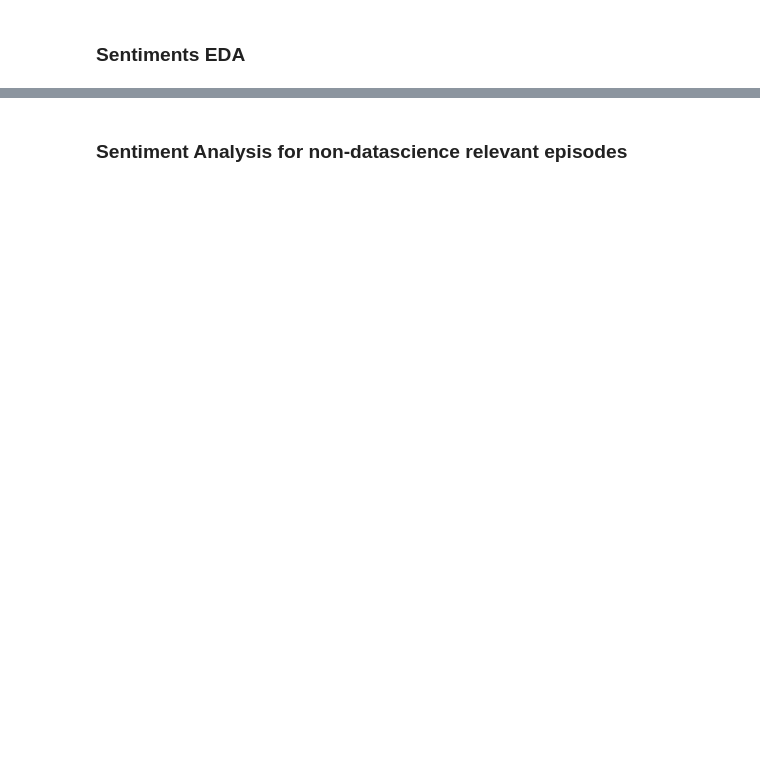
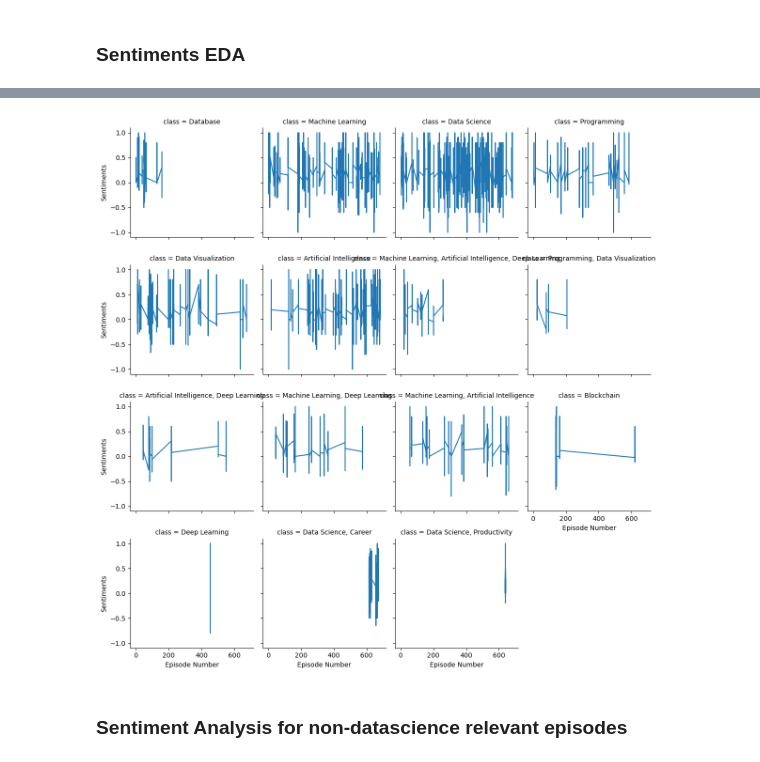
Before and after one commit to ashamaheshwari/SDS_podcast_analysis, a Jupyter notebook: notebooks/Sentiment Analysis.ipynb, the cells around one changed output, grey strips where cells are left out. Cells and saved outputs as stored; diff of their text form; code cells hidden in the pictures; blank space fills up the shorter version.

```diff
--- a/notebooks/Sentiment Analysis.ipynb
+++ b/notebooks/Sentiment Analysis.ipynb
@@ -212,0 +356,11 @@ sds_sentiments = pd.read_csv('../data/sds_ds_sentiments.csv')
+# %%
+import seaborn as sns
+import matplotlib.pyplot as plt
+
+g = sns.FacetGrid(guest_sentiments, col='class', col_wrap=4)
+g.map(plt.plot, 'episode_number', 'sentiments')
+g.set_axis_labels('Episode Number', 'Sentiments')
+plt.tight_layout()
+plt.show()
+# %% [output]
+[figure, added]
```
Also changed, not shown: parts of 54 cells of this notebook, 2 other files.
